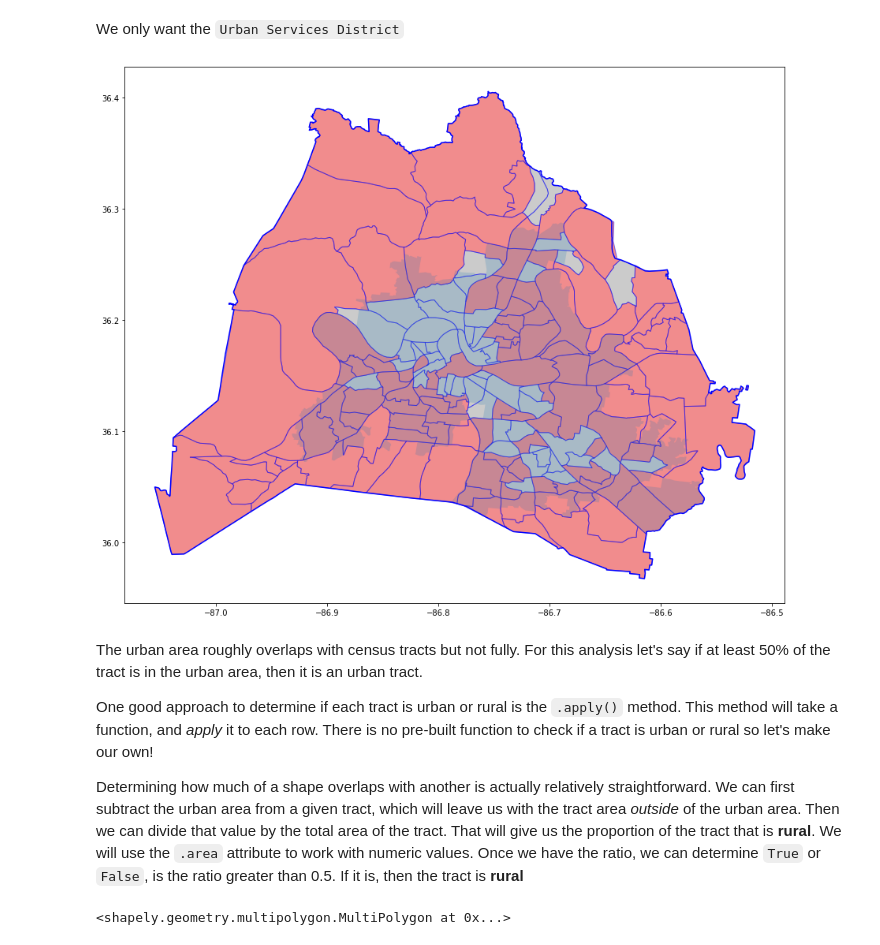
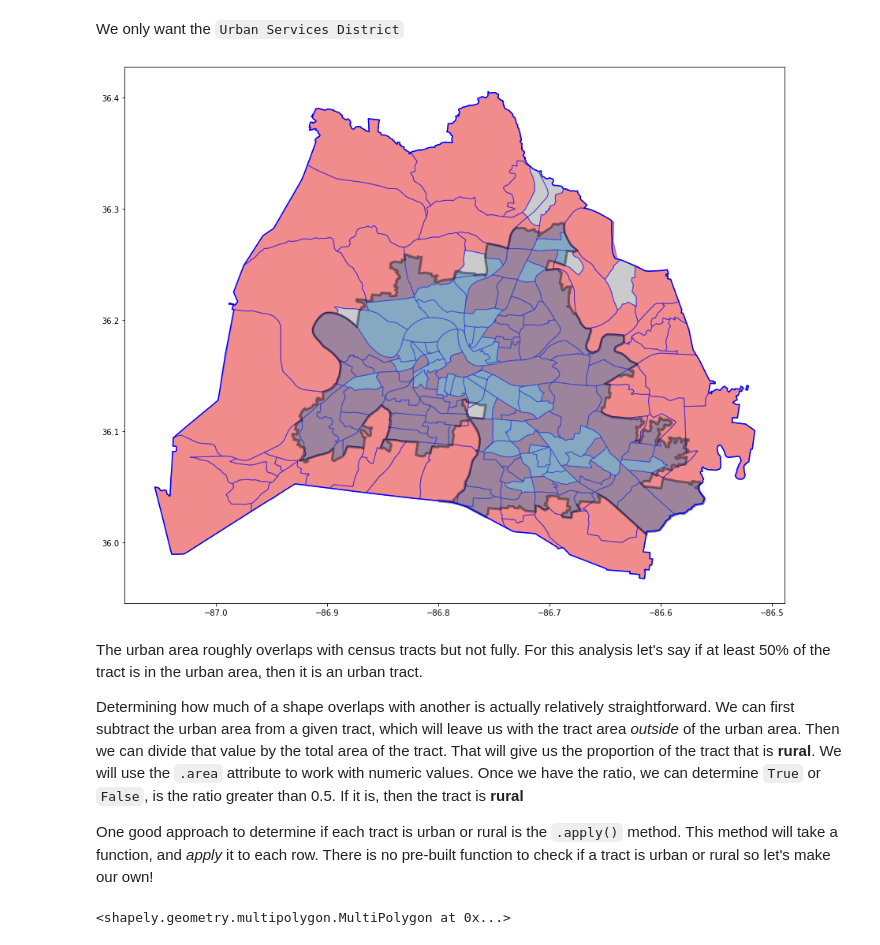
Before and after one commit to raom1/nashville-food-deserts, a Jupyter notebook: Nashville_food_deserts.ipynb, the cells around one changed output. Cells and saved outputs as stored; diff of their text form; code cells hidden in the pictures.

```diff
--- a/Nashville_food_deserts.ipynb
+++ b/Nashville_food_deserts.ipynb
@@ -361,16 +393,16 @@ We only want the `Urban Services District`
 # %%
 f, ax = plt.subplots(1, figsize=(15, 15))
 ax = davidson_tracts.plot(ax=ax, column = 'above_20_pct', cmap='Set1', edgecolor = 'blue', alpha = 0.5)
 ax = davidson_county.boundary.plot(ax=ax, color='blue')
-ax = davidson_service_districts[davidson_service_districts['name']=='Urban Services District'].plot(ax=ax, alpha = 0.2);
+ax = davidson_service_districts[davidson_service_districts['name']=='Urban Services District'].plot(ax=ax, alpha = 0.4, edgecolor = 'black', linewidth = 3);
 # %% [output]
-[figure, old version]
+[figure, new version]
 # %% [markdown]
 The urban area roughly overlaps with census tracts but not fully. For this analysis let's say if at least 50% of the tract is in the urban area, then it is an urban tract.
 
+Determining how much of a shape overlaps with another is actually relatively straightforward. We can first subtract the urban area from a given tract, which will leave us with the tract area _outside_ of the urban area. Then we can divide that value by the total area of the tract. That will give us the proportion of the tract that is **rural**. We will use the `.area` attribute to work with numeric values. Once we have the ratio, we can determine `True` or `False`, is the ratio greater than 0.5. If it is, then the tract is **rural**
+
 One good approach to determine if each tract is urban or rural is the `.apply()` method. This method will take a function, and _apply_ it to each row. There is no pre-built function to check if a tract is urban or rural so let's make our own!
-
-Determining how much of a shape overlaps with another is actually relatively straightforward. We can first subtract the urban area from a given tract, which will leave us with the tract area _outside_ of the urban area. Then we can divide that value by the total area of the tract. That will give us the proportion of the tract that is **rural**. We will use the `.area` attribute to work with numeric values. Once we have the ratio, we can determine `True` or `False`, is the ratio greater than 0.5. If it is, then the tract is **rural**
 # %%
 urban_service_area = davidson_service_districts.loc[0, 'geometry']
 urban_service_area
```
Also changed, not shown: parts of 59 cells of this notebook.
